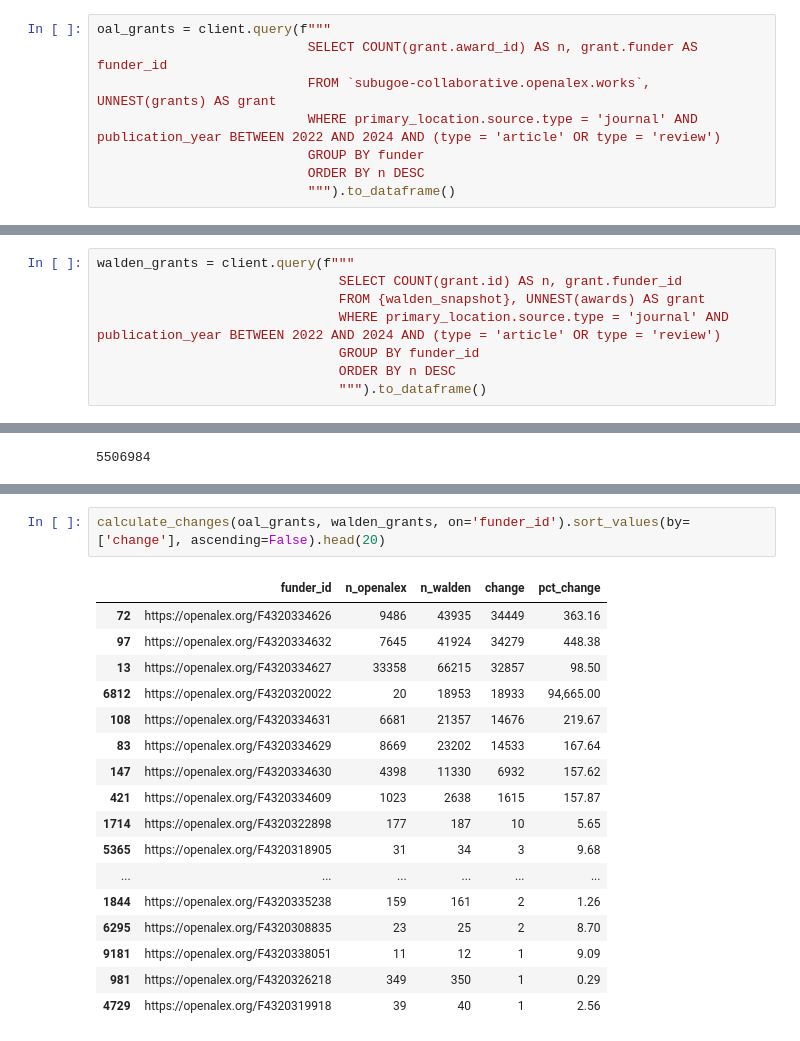
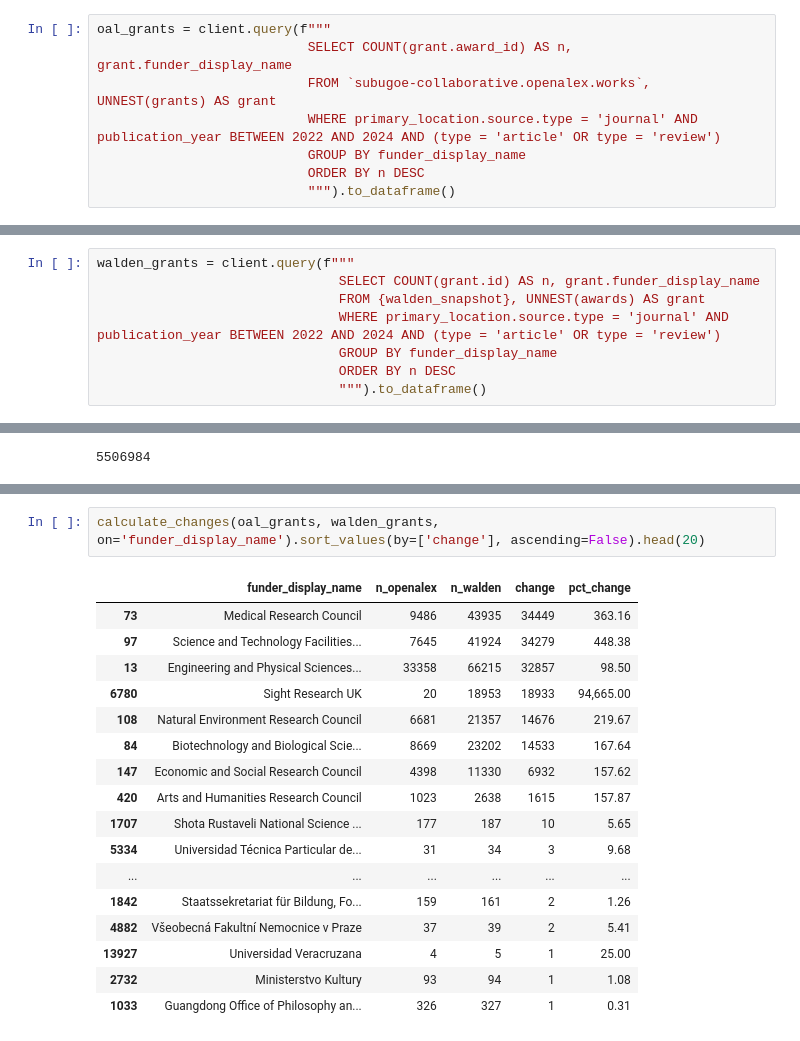
Before and after one commit to naustica/openalex_walden_analysis, a Jupyter notebook: Codebook.ipynb, the cells around one changed output, grey strips where cells are left out. Cells and saved outputs as stored; diff of their text form.

Commit message:
update funder query

```diff
--- a/Codebook.ipynb
+++ b/Codebook.ipynb
@@ -781,10 +781,10 @@ print(calculate_changes(oal_by_index_all_explode, walden_by_index_all_explode, o
 |  1 | pubmed       |      4572091 |    4451665 |  -120426 | -2.63        |
 # %%
 oal_grants = client.query(f"""
-                           SELECT COUNT(grant.award_id) AS n, grant.funder AS funder_id
+                           SELECT COUNT(grant.award_id) AS n, grant.funder_display_name
                            FROM `subugoe-collaborative.openalex.works`, UNNEST(grants) AS grant
                            WHERE primary_location.source.type = 'journal' AND publication_year BETWEEN 2022 AND 2024 AND (type = 'article' OR type = 'review')
-                           GROUP BY funder
+                           GROUP BY funder_display_name
                            ORDER BY n DESC
                            """).to_dataframe()
 # %%
@@ -809,10 +809,10 @@ oal_grants.n.sum()
 5420652
 # %%
 walden_grants = client.query(f"""
-                               SELECT COUNT(grant.id) AS n, grant.funder_id
+                               SELECT COUNT(grant.id) AS n, grant.funder_display_name
                                FROM {walden_snapshot}, UNNEST(awards) AS grant
                                WHERE primary_location.source.type = 'journal' AND publication_year BETWEEN 2022 AND 2024 AND (type = 'article' OR type = 'review')
-                               GROUP BY funder_id
+                               GROUP BY funder_display_name
                                ORDER BY n DESC
                                """).to_dataframe()
 # %%
@@ -858,21 +858,21 @@ calculate_changes(oal_grants, walden_grants, on='funder_id').sort_values(by=['n_
 # %%
-calculate_changes(oal_grants, walden_grants, on='funder_id').sort_values(by=['change'], ascending=False).head(20)
+calculate_changes(oal_grants, walden_grants, on='funder_display_name').sort_values(by=['change'], ascending=False).head(20)
 # %% [output]
-|  | funder_id | n_openalex | n_walden | change | pct_change |
-| 72 | https://openalex.org/F4320334626 | 9486 | 43935 | 34449 | 363.16 |
-| 97 | https://openalex.org/F4320334632 | 7645 | 41924 | 34279 | 448.38 |
-| 13 | https://openalex.org/F4320334627 | 33358 | 66215 | 32857 | 98.50 |
-| 6812 | https://openalex.org/F4320320022 | 20 | 18953 | 18933 | 94,665.00 |
-| 108 | https://openalex.org/F4320334631 | 6681 | 21357 | 14676 | 219.67 |
-| 83 | https://openalex.org/F4320334629 | 8669 | 23202 | 14533 | 167.64 |
-| 147 | https://openalex.org/F4320334630 | 4398 | 11330 | 6932 | 157.62 |
-| 421 | https://openalex.org/F4320334609 | 1023 | 2638 | 1615 | 157.87 |
-| 1714 | https://openalex.org/F4320322898 | 177 | 187 | 10 | 5.65 |
-| 5365 | https://openalex.org/F4320318905 | 31 | 34 | 3 | 9.68 |
+|  | funder_display_name | n_openalex | n_walden | change | pct_change |
+| 73 | Medical Research Council | 9486 | 43935 | 34449 | 363.16 |
+| 97 | Science and Technology Facilities... | 7645 | 41924 | 34279 | 448.38 |
+| 13 | Engineering and Physical Sciences... | 33358 | 66215 | 32857 | 98.50 |
+| 6780 | Sight Research UK | 20 | 18953 | 18933 | 94,665.00 |
+| 108 | Natural Environment Research Council | 6681 | 21357 | 14676 | 219.67 |
+| 84 | Biotechnology and Biological Scie... | 8669 | 23202 | 14533 | 167.64 |
+| 147 | Economic and Social Research Council | 4398 | 11330 | 6932 | 157.62 |
+| 420 | Arts and Humanities Research Council | 1023 | 2638 | 1615 | 157.87 |
+| 1707 | Shota Rustaveli National Science ... | 177 | 187 | 10 | 5.65 |
+| 5334 | Universidad Técnica Particular de... | 31 | 34 | 3 | 9.68 |
 | ... | ... | ... | ... | ... | ... |
-| 1844 | https://openalex.org/F4320335238 | 159 | 161 | 2 | 1.26 |
-| 6295 | https://openalex.org/F4320308835 | 23 | 25 | 2 | 8.70 |
-| 9181 | https://openalex.org/F4320338051 | 11 | 12 | 1 | 9.09 |
-| 981 | https://openalex.org/F4320326218 | 349 | 350 | 1 | 0.29 |
-| 4729 | https://openalex.org/F4320319918 | 39 | 40 | 1 | 2.56 |
+| 1842 | Staatssekretariat für Bildung, Fo... | 159 | 161 | 2 | 1.26 |
+| 4882 | Všeobecná Fakultní Nemocnice v Praze | 37 | 39 | 2 | 5.41 |
+| 13927 | Universidad Veracruzana | 4 | 5 | 1 | 25.00 |
+| 2732 | Ministerstvo Kultury | 93 | 94 | 1 | 1.08 |
+| 1033 | Guangdong Office of Philosophy an... | 326 | 327 | 1 | 0.31 |
 # %%
```
Also changed, not shown: parts of 5 cells of this notebook, 1 other file.
